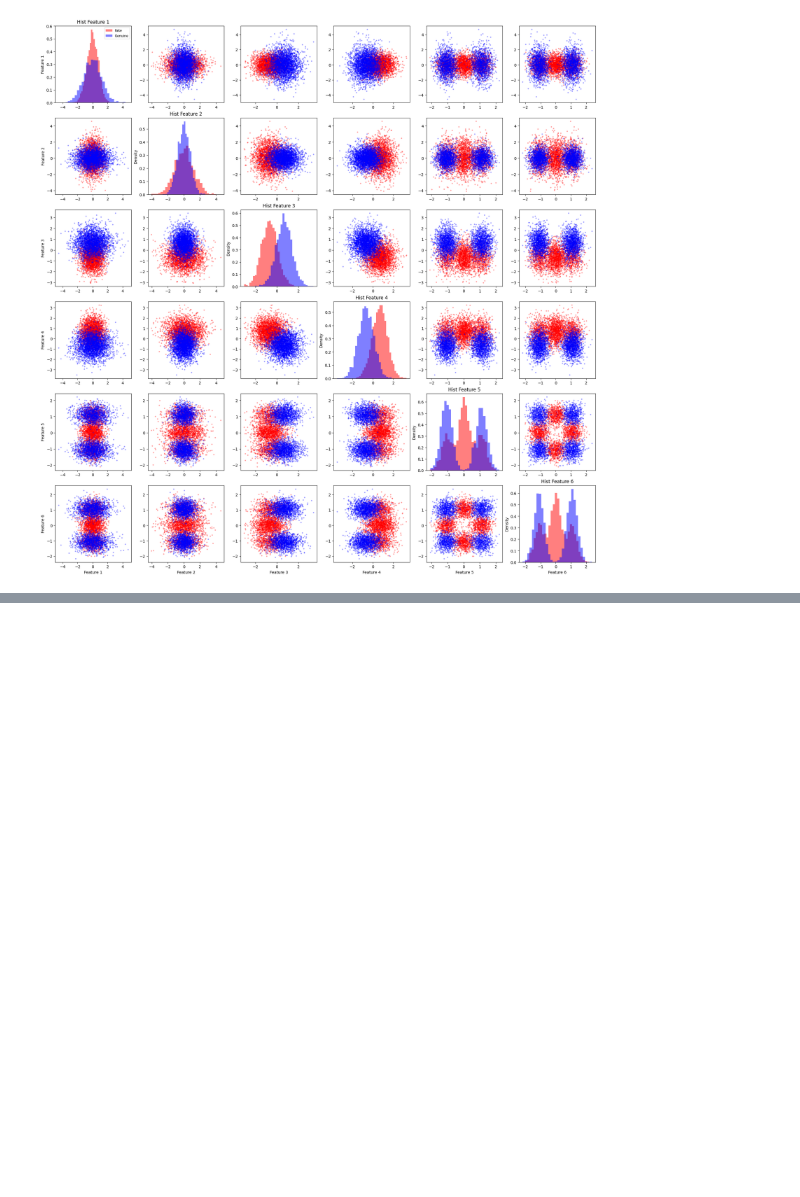
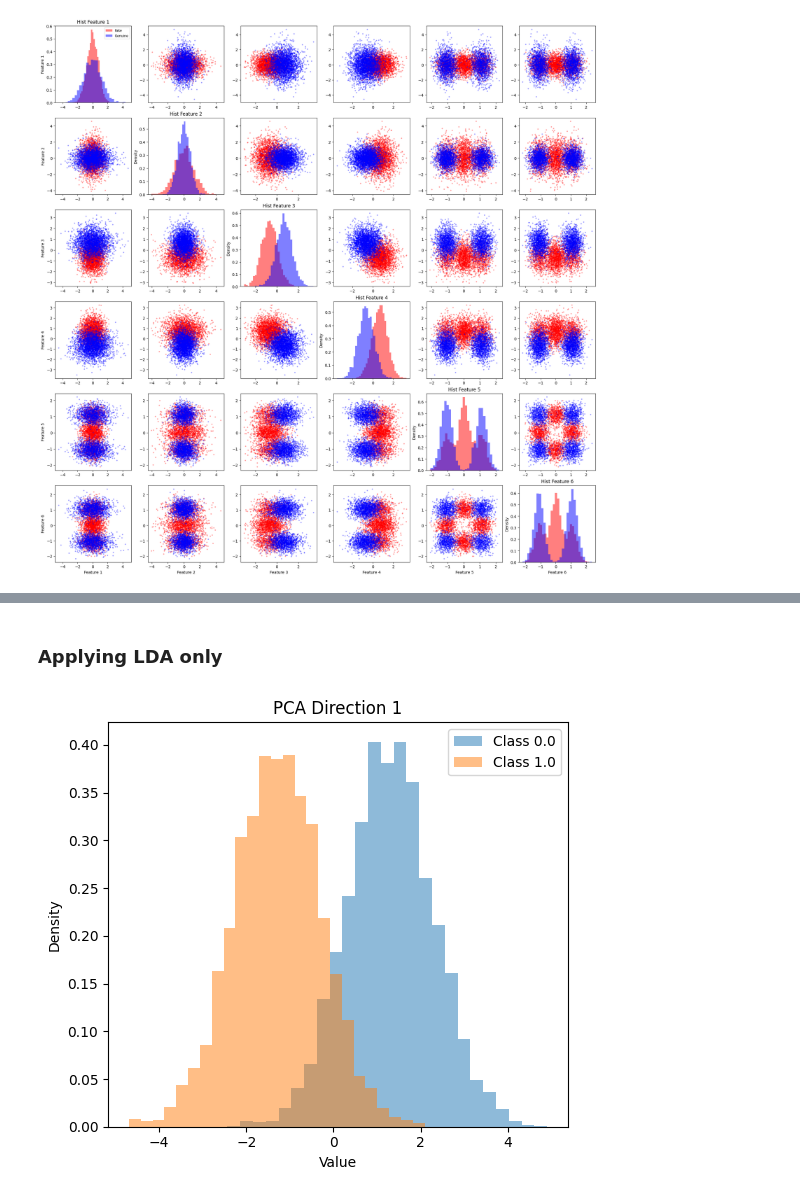
Before and after one commit to mat-riboni/fingerprint-spoofing-detection, a Jupyter notebook: project.ipynb, the cells around one changed output, grey strips where cells are left out. Saved outputs shown, nothing was run; the diff lists cells and outputs as text; code cells hidden in the pictures; blank space fills up the shorter version.

```diff
--- a/project.ipynb
+++ b/project.ipynb
@@ -16,0 +28,8 @@ plot_features(D,L)
+# %% [markdown]
+### Applying LDA only
+# %%
+U = LDA(D, L, 1)
+D_lda = U.T@D
+plot_histograms(D_lda, L)
+# %% [output]
+[figure, added]
```
Also changed, not shown: parts of 8 cells of this notebook, 2 other files.
